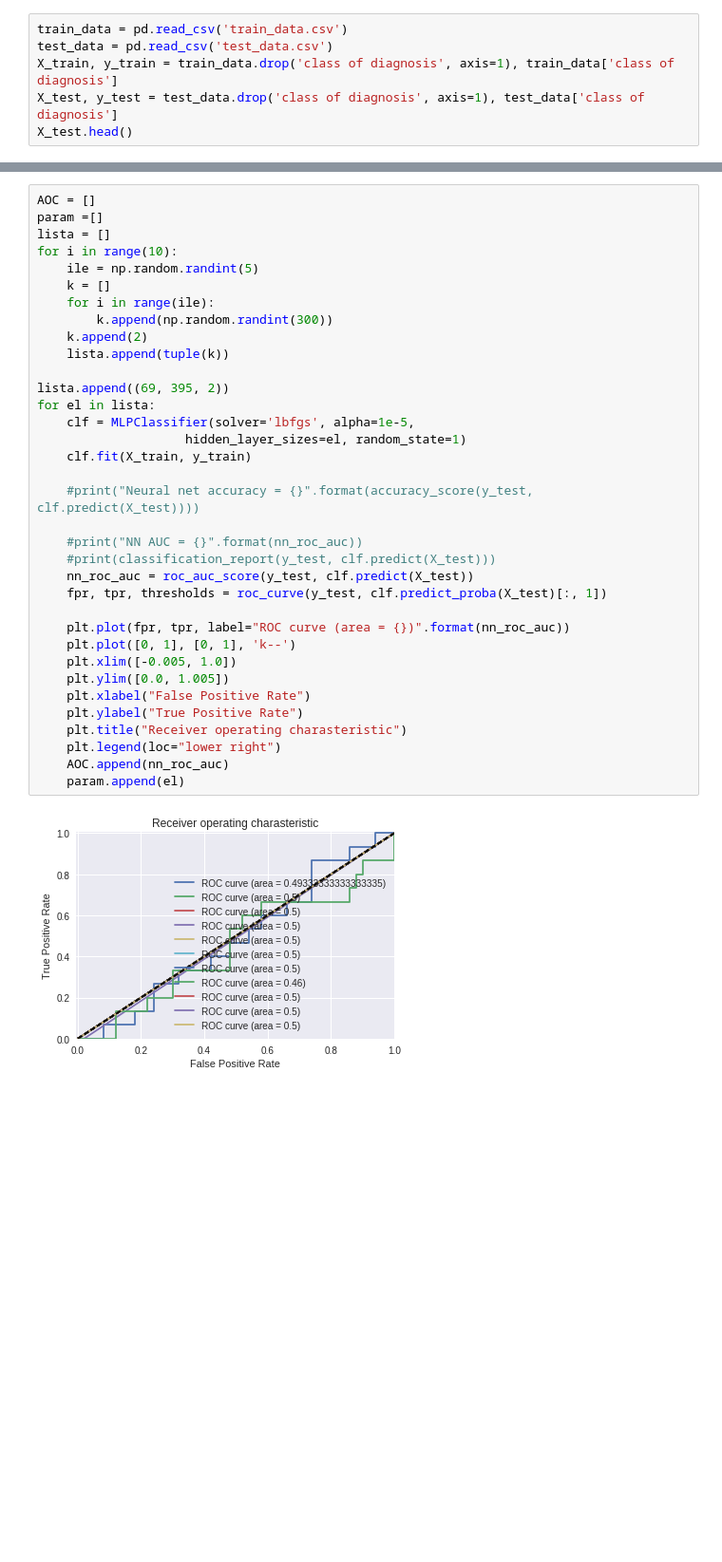
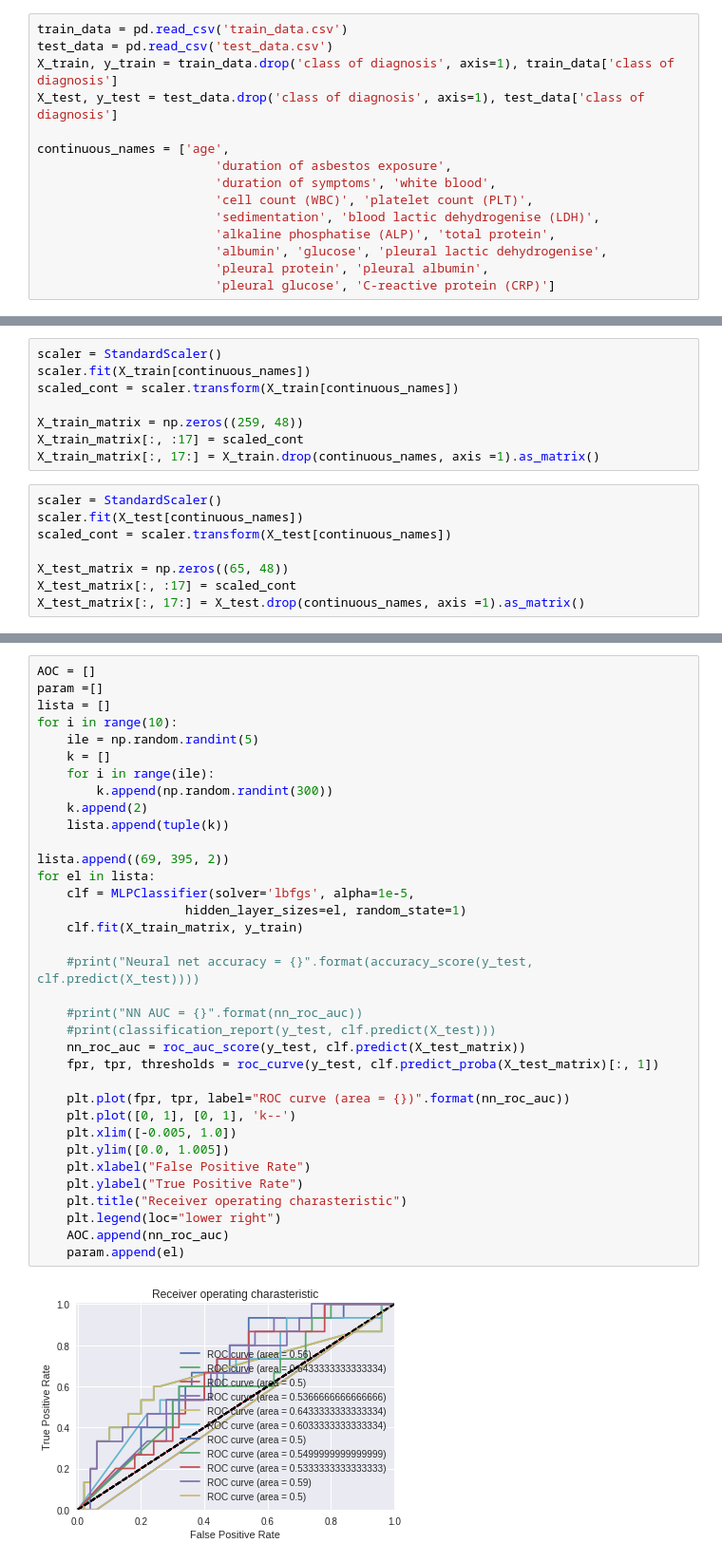
Before and after one commit to cheminfIBB/MM-diagnosis, a Jupyter notebook: Neural network.ipynb, the cells around one changed output, grey strips where cells are left out. Shown at 95% size. Saved outputs shown, nothing was run; the diff lists cells and outputs as text; blank space fills up the shorter version.

Commit message:
Add scaling continuous variables

```diff
--- a/Neural network.ipynb
+++ b/Neural network.ipynb
@@ -12,4 +15,13 @@ train_data = pd.read_csv('train_data.csv')
 test_data = pd.read_csv('test_data.csv')
 X_train, y_train = train_data.drop('class of diagnosis', axis=1), train_data['class of diagnosis']
 X_test, y_test = test_data.drop('class of diagnosis', axis=1), test_data['class of diagnosis']
-X_test.head()
+
+continuous_names = ['age',
+                        'duration of asbestos exposure',
+                        'duration of symptoms', 'white blood',
+                        'cell count (WBC)', 'platelet count (PLT)',
+                        'sedimentation', 'blood lactic dehydrogenise (LDH)',
+                        'alkaline phosphatise (ALP)', 'total protein',
+                        'albumin', 'glucose', 'pleural lactic dehydrogenise',
+                        'pleural protein', 'pleural albumin',
+                        'pleural glucose', 'C-reactive protein (CRP)']
@@ -23,0 +31,16 @@ X_test.head()
+# %%
+scaler = StandardScaler()
+scaler.fit(X_train[continuous_names])
+scaled_cont = scaler.transform(X_train[continuous_names])
+
+X_train_matrix = np.zeros((259, 48))
+X_train_matrix[:, :17] = scaled_cont
+X_train_matrix[:, 17:] = X_train.drop(continuous_names, axis =1).as_matrix()
+# %%
+scaler = StandardScaler()
+scaler.fit(X_test[continuous_names])
+scaled_cont = scaler.transform(X_test[continuous_names])
+
+X_test_matrix = np.zeros((65, 48))
+X_test_matrix[:, :17] = scaled_cont
+X_test_matrix[:, 17:] = X_test.drop(continuous_names, axis =1).as_matrix()
@@ -27,34 +52,34 @@ param =[]
 lista = []
 for i in range(10):
     ile = np.random.randint(5)
     k = []
     for i in range(ile):
         k.append(np.random.randint(300))
     k.append(2)
     lista.append(tuple(k))
 
 lista.append((69, 395, 2))
 for el in lista:
     clf = MLPClassifier(solver='lbfgs', alpha=1e-5,
                     hidden_layer_sizes=el, random_state=1)
-    clf.fit(X_train, y_train)
+    clf.fit(X_train_matrix, y_train)
 
     #print("Neural net accuracy = {}".format(accuracy_score(y_test, clf.predict(X_test))))
 
     #print("NN AUC = {}".format(nn_roc_auc))
     #print(classification_report(y_test, clf.predict(X_test)))
-    nn_roc_auc = roc_auc_score(y_test, clf.predict(X_test))
-    fpr, tpr, thresholds = roc_curve(y_test, clf.predict_proba(X_test)[:, 1])
+    nn_roc_auc = roc_auc_score(y_test, clf.predict(X_test_matrix))
+    fpr, tpr, thresholds = roc_curve(y_test, clf.predict_proba(X_test_matrix)[:, 1])
 
     plt.plot(fpr, tpr, label="ROC curve (area = {})".format(nn_roc_auc))
     plt.plot([0, 1], [0, 1], 'k--')
     plt.xlim([-0.005, 1.0])
     plt.ylim([0.0, 1.005])
     plt.xlabel("False Positive Rate")
     plt.ylabel("True Positive Rate")
     plt.title("Receiver operating charasteristic")
     plt.legend(loc="lower right")
     AOC.append(nn_roc_auc)
     param.append(el)
 # %% [output]
-[figure, old version]
+[figure, new version]
```
Also changed, not shown: parts of 5 cells of this notebook.
